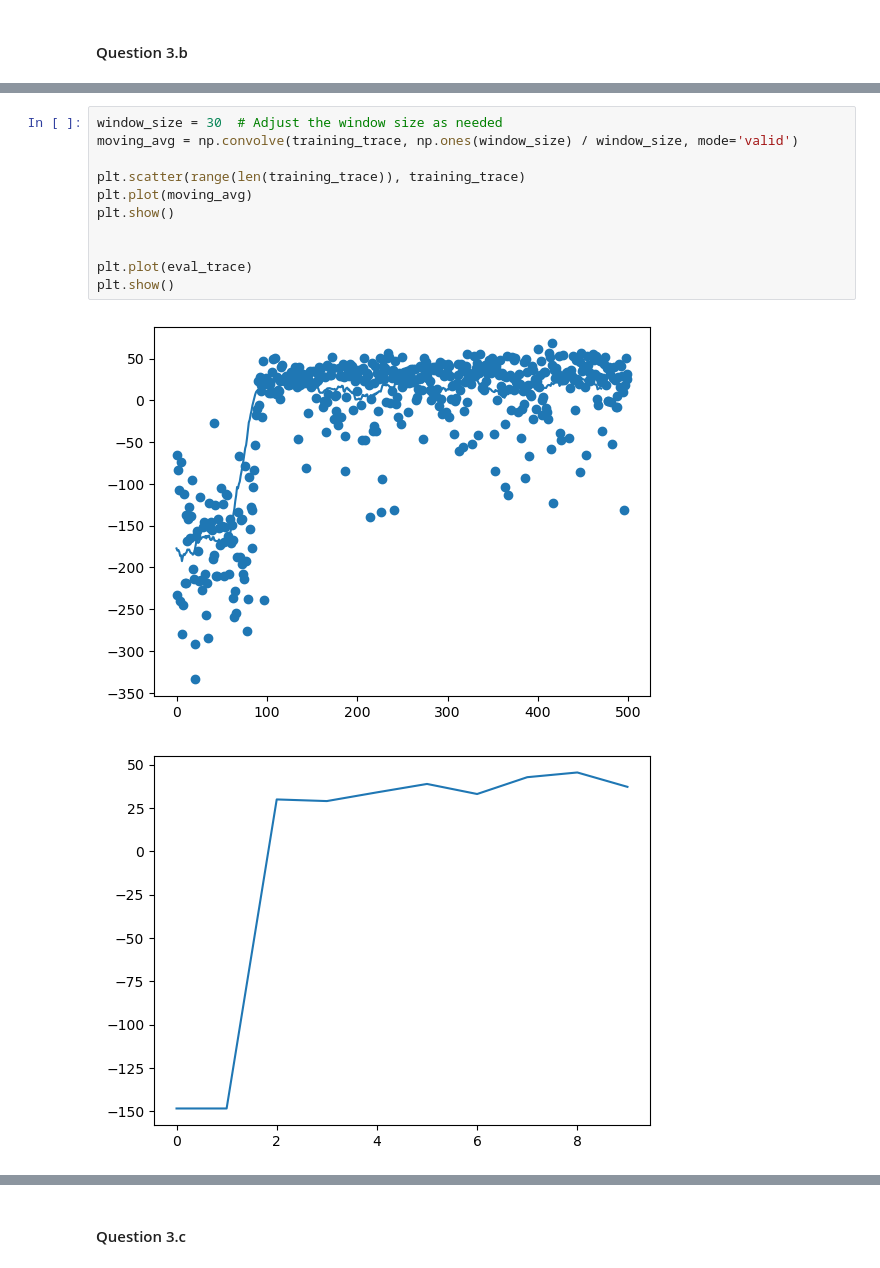
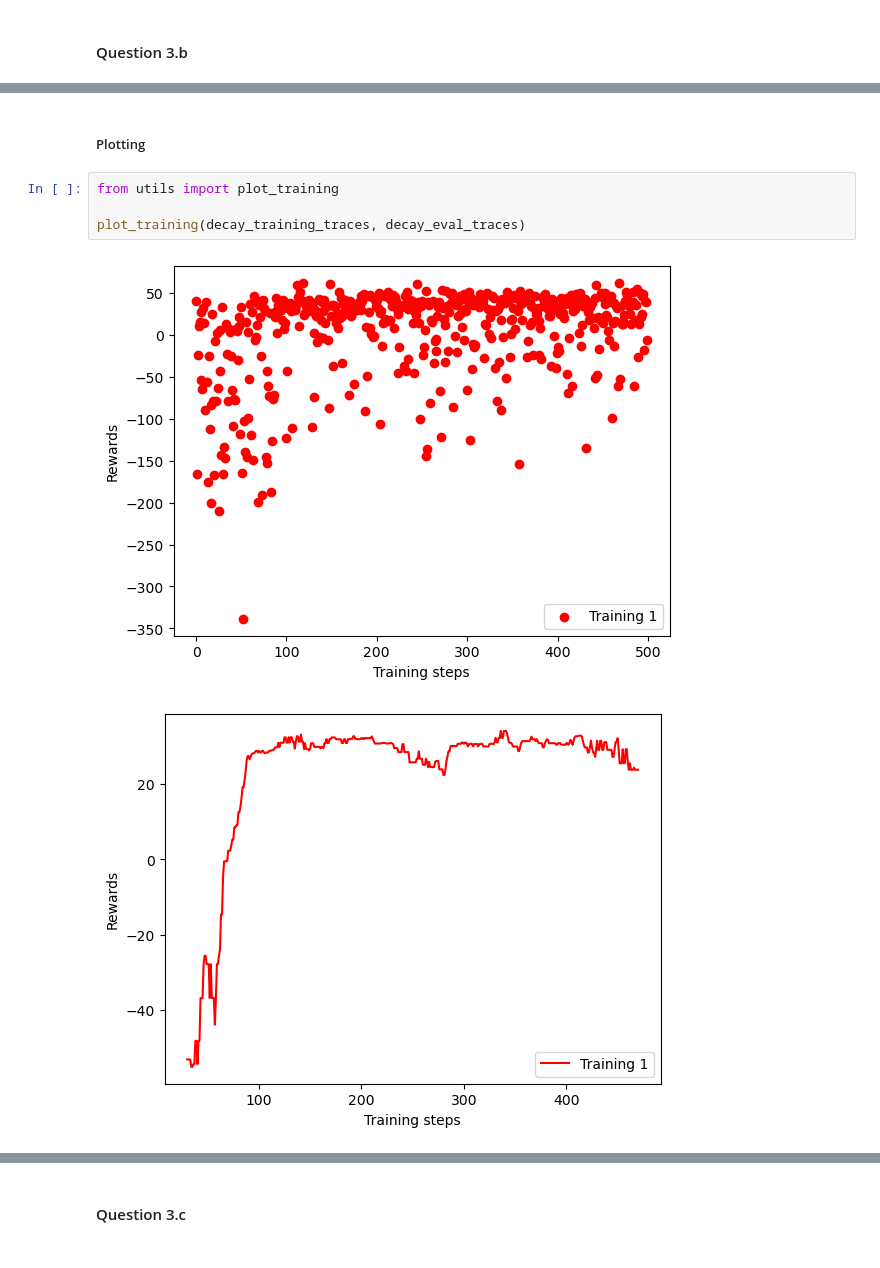
Before and after one commit to paulblgr/Miniproject-ANN, a Jupyter notebook: notebook.ipynb, the cells around one changed output, grey strips where cells are left out. Saved outputs shown, nothing was run; the diff lists cells and outputs as text.

```diff
--- a/notebook.ipynb
+++ b/notebook.ipynb
@@ -186,14 +174,9 @@ executing.executing.NotOneValueFound: Expected one value, found 0
-# %%
-window_size = 30  # Adjust the window size as needed
-moving_avg = np.convolve(training_trace, np.ones(window_size) / window_size, mode='valid')
-
-plt.scatter(range(len(training_trace)), training_trace)
-plt.plot(moving_avg)
-plt.show()
-
-
-plt.plot(eval_trace)
-plt.show()
-# %% [output]
-[figure, removed]
-[figure, removed]
+# %% [markdown]
+##### Plotting
+# %%
+from utils import plot_training
+
+plot_training(decay_training_traces, decay_eval_traces)
+# %% [output]
+[figure, added]
+[figure, added]
```
Also changed, not shown: parts of 19 cells of this notebook, 13 other files.
